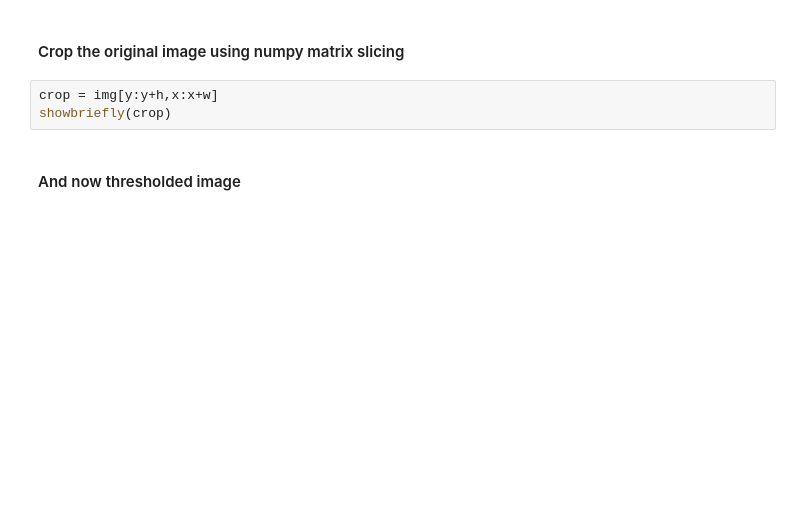
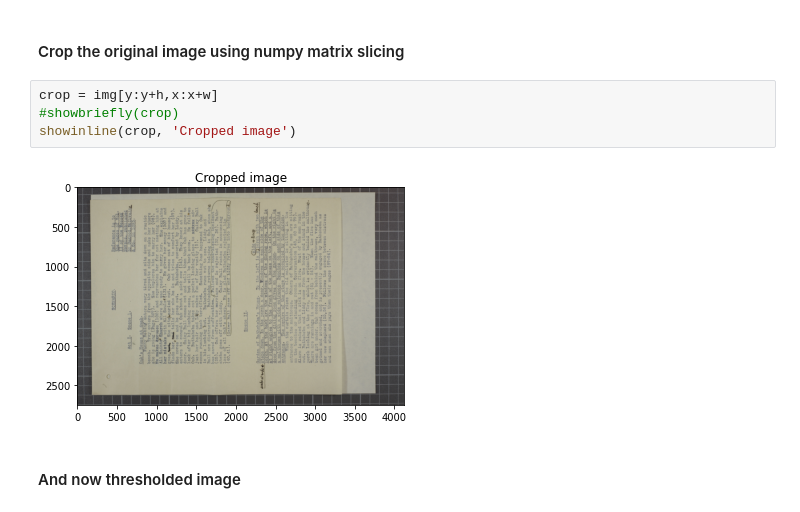
Before and after one commit to gbstringer/opencv-basic, a Jupyter notebook: basics01.ipynb, the cells around one changed output. Cells and saved outputs as stored; diff of their text form; blank space fills up the shorter version.

```diff
--- a/basics01.ipynb
+++ b/basics01.ipynb
@@ -114,7 +137,10 @@ showbriefly(boundbox)
 #### Crop the original image using numpy matrix slicing
 # %%
 crop = img[y:y+h,x:x+w]
-showbriefly(crop)
+#showbriefly(crop)
+showinline(crop, 'Cropped image')
+# %% [output]
+[figure, added]
 # %% [markdown]
 #### And now thresholded image
 # %%
```
Also changed, not shown: parts of 12 cells of this notebook, 3 other files.
